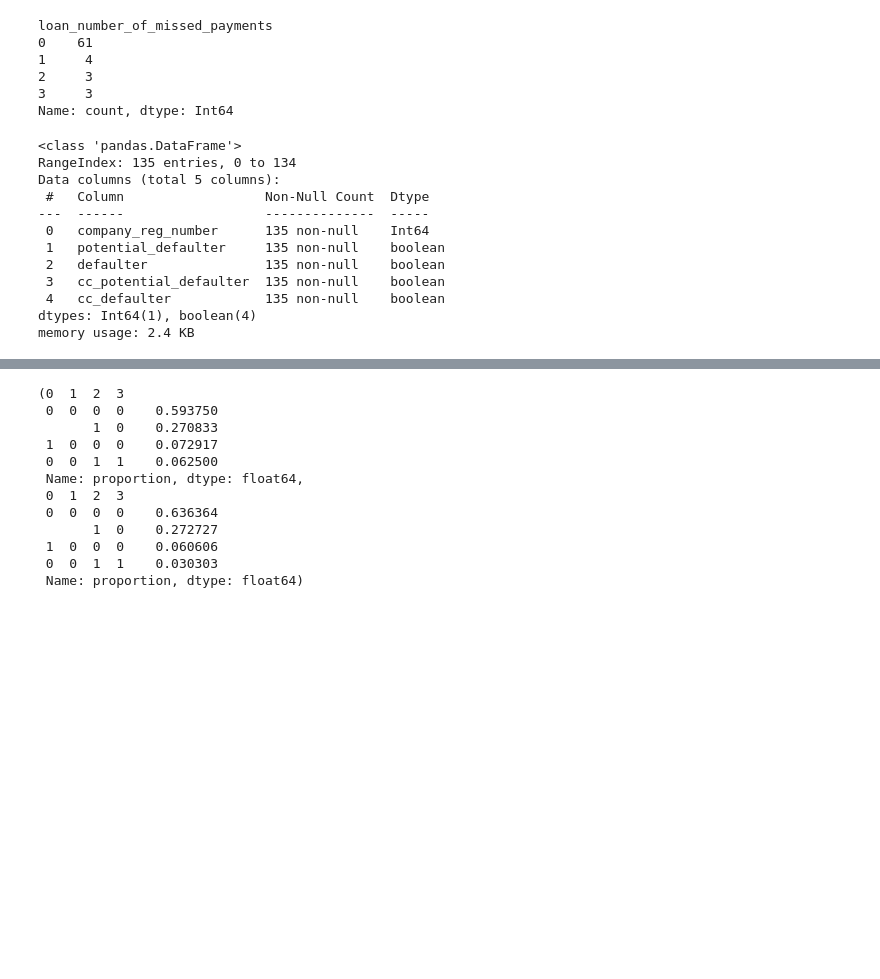
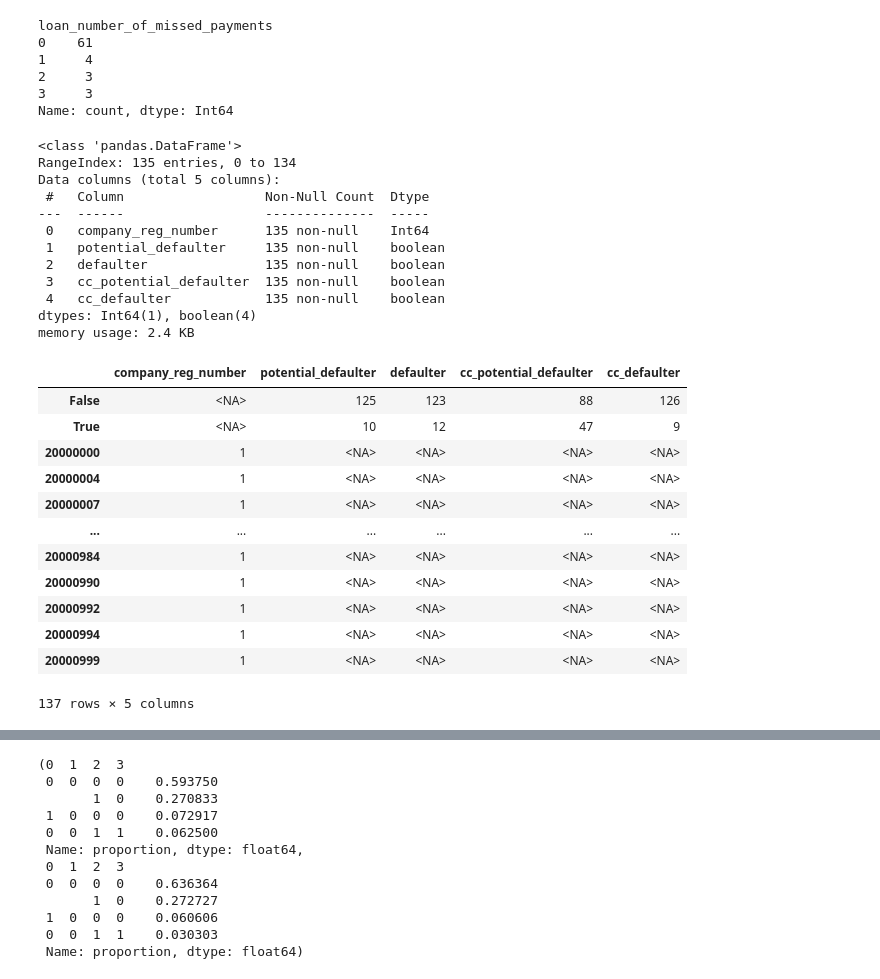
Before and after one commit to floatn/QML-for-finance, a Jupyter notebook: qml_code.ipynb, the cells around one changed output, grey strips where cells are left out. Drawn from its saved outputs; the diff is of its cells as text; code cells hidden in the pictures; blank space fills up the shorter version.

```diff
--- a/qml_code.ipynb
+++ b/qml_code.ipynb
@@ -1247,24 +1247,38 @@ Name: count, dtype: Int64
 # %%
 # Формируем классы для сэмплов
 cs_df['potential_defaulter'] = cs_df['loan_number_of_missed_payments'] > 0
-cs_df['defaulter'] = cs_df['loan_status'] == 'Default'
+cs_df['defaulter'] = cs_df['loan_status'] == 'Defaulted'
 cs_df['cc_potential_defaulter'] = cs_df['missed_payments_number_total'] > 0
 cs_df['cc_defaulter'] = cs_df['missed_payments_number_total'] >= 5
 cs_df.drop(columns=['loan_status', 'loan_number_of_missed_payments', 'missed_payments_number_total'], inplace=True)
 cs_df.fillna(False, inplace=True)
 cs_df.info()
+cs_df[cs_df.columns[1:]].apply(pd.Series.value_counts)
 # %% [output]
 <class 'pandas.DataFrame'>
 RangeIndex: 135 entries, 0 to 134
 Data columns (total 5 columns):
  #   Column                  Non-Null Count  Dtype
 ---  ------                  --------------  -----
  0   company_reg_number      135 non-null    Int64
  1   potential_defaulter     135 non-null    boolean
  2   defaulter               135 non-null    boolean
  3   cc_potential_defaulter  135 non-null    boolean
  4   cc_defaulter            135 non-null    boolean
 dtypes: Int64(1), boolean(4)
 memory usage: 2.4 KB
+|  | company_reg_number | potential_defaulter | defaulter | cc_potential_defaulter | cc_defaulter |
+| False | <NA> | 125 | 123 | 88 | 126 |
+| True | <NA> | 10 | 12 | 47 | 9 |
+| 20000000 | 1 | <NA> | <NA> | <NA> | <NA> |
+| 20000004 | 1 | <NA> | <NA> | <NA> | <NA> |
+| 20000007 | 1 | <NA> | <NA> | <NA> | <NA> |
+| ... | ... | ... | ... | ... | ... |
+| 20000984 | 1 | <NA> | <NA> | <NA> | <NA> |
+| 20000990 | 1 | <NA> | <NA> | <NA> | <NA> |
+| 20000992 | 1 | <NA> | <NA> | <NA> | <NA> |
+| 20000994 | 1 | <NA> | <NA> | <NA> | <NA> |
+| 20000999 | 1 | <NA> | <NA> | <NA> | <NA> |
+137 rows × 5 columns
 # %%
 cds_dc.keys()
```
Also changed, not shown: parts of 121 cells of this notebook.
